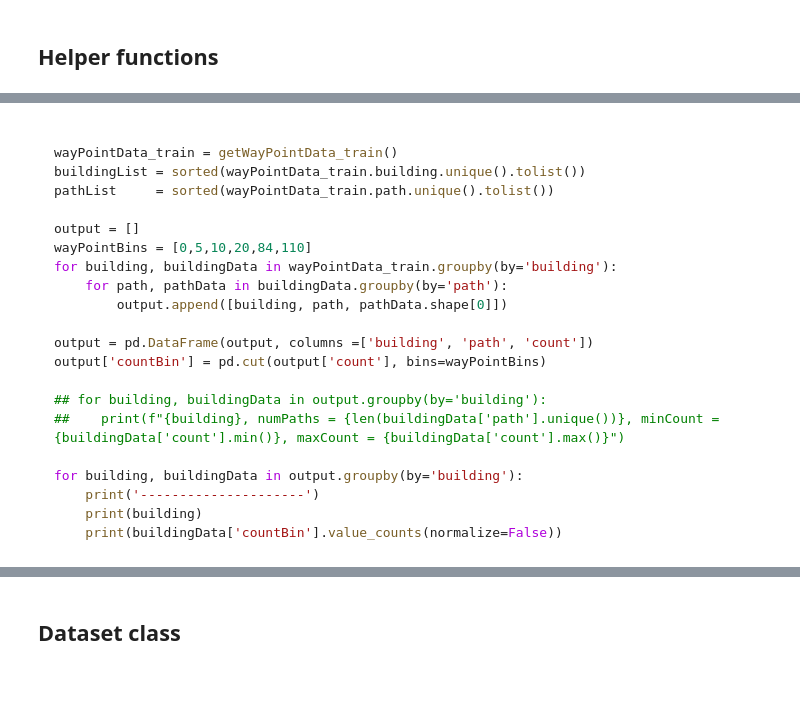
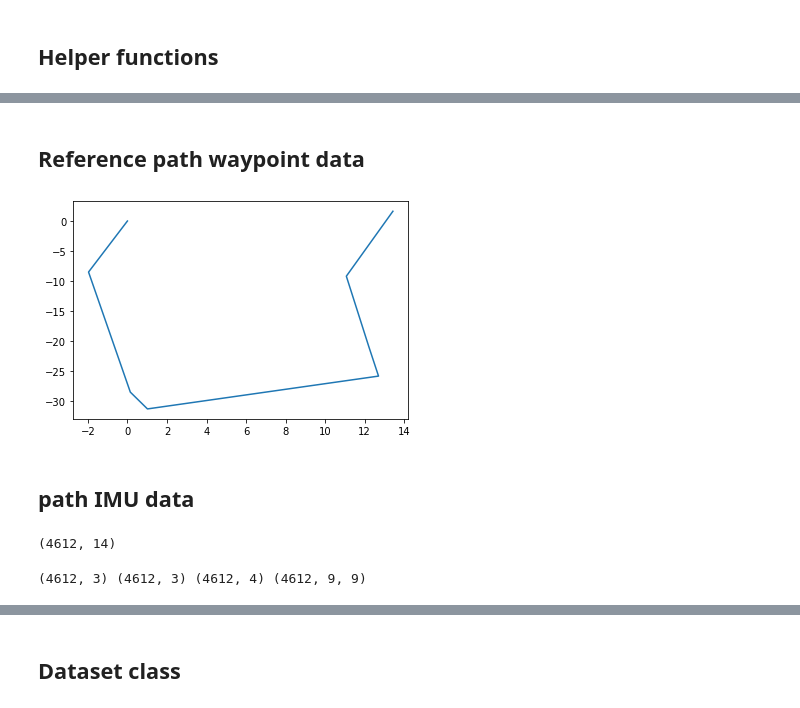
Before and after one commit to suryajayaraman/Indoor-Location-Navigation-Kaggle, a Jupyter notebook: interpolated IMU LSTM.ipynb, the cells around one changed output, grey strips where cells are left out. Cells and saved outputs as stored; diff of their text form; code cells hidden in the pictures; blank space fills up the shorter version.

````diff
--- a/interpolated IMU LSTM.ipynb
+++ b/interpolated IMU LSTM.ipynb
@@ -180,4 +212,4 @@ def getPathWaypointData(pathFile):
 # %%
-with open('referencePublicNotebooks/imuFeatures/train/5a0546857ecc773753327266_imuData_train.pickle','rb') as inputFile:
+with open('imuFeatures/train/5a0546857ecc773753327266_imuData_train.pickle','rb') as inputFile:
     imuData = pickle.load(inputFile)
 imuData.sort_values(by=['path', 'timestamp'], inplace=True)
@@ -215,24 +216,27 @@ fig.show()
-# %% [markdown]
-```python
-
-wayPointData_train = getWayPointData_train()
-buildingList = sorted(wayPointData_train.building.unique().tolist())
-pathList     = sorted(wayPointData_train.path.unique().tolist())
-
-output = []
-wayPointBins = [0,5,10,20,84,110]
-for building, buildingData in wayPointData_train.groupby(by='building'):
-    for path, pathData in buildingData.groupby(by='path'):
-        output.append([building, path, pathData.shape[0]])
-
-output = pd.DataFrame(output, columns =['building', 'path', 'count'])
-output['countBin'] = pd.cut(output['count'], bins=wayPointBins)
-
-## for building, buildingData in output.groupby(by='building'):
-##    print(f"{building}, numPaths = {len(buildingData['path'].unique())}, minCount = {buildingData['count'].min()}, maxCount = {buildingData['count'].max()}")
-
-for building, buildingData in output.groupby(by='building'):
-    print('---------------------')
-    print(building)
-    print(buildingData['countBin'].value_counts(normalize=False))
-```
+# %%
+pathFilesList = sorted(imuData.path.unique().tolist())
+pathFile = pathFilesList[0]
+# %% [markdown]
+## Reference path waypoint data
+# %%
+pathWayPointData = getPathWaypointData(pathFile)
+pathWayPointData['dt'] = (pathWayPointData['timestamp'] - pathWayPointData.iloc[0,0]) / 1000.0
+pathWaypointYaw = np.rad2deg(np.arctan2(np.diff(pathWayPointData.y), np.diff(pathWayPointData.x))) + 180.0
+
+## path waypoints
+waypoints = pathWayPointData.loc[:,['x', 'y']].values
+localWayPoints = waypoints - waypoints[0]
+plt.plot(localWayPoints[:,0], localWayPoints[:,1]);
+plt.show()
+# %% [output]
+[figure, added]
+# %% [markdown]
+## path IMU data
+# %%
+pathImuData = imuData[imuData.path == pathFile]
+print(pathImuData.shape)
+
+## pathImuData.loc[:,['acc_x', 'acc_y', 'acc_z']].describe()
+## pathImuData.loc[:,['gyro_x', 'gyro_y', 'gyro_z']].describe()
+# %% [output]
+(4612, 14)
@@ -238,0 +272,17 @@ for building, buildingData in output.groupby(by='building'):
+# %%
+## placeholders for estimates
+p_est = np.zeros([imu_f.shape[0], 3])  # position estimates
+v_est = np.zeros([imu_f.shape[0], 3])  # velocity estimates
+q_est = np.zeros([imu_f.shape[0], 4])  # orientation estimates as quaternions
+p_cov = np.zeros([imu_f.shape[0], 9, 9])  # covariance matrices at each timestep
+
+## print shapes to verify
+print(p_est.shape, v_est.shape, q_est.shape, p_cov.shape)
+
+# Set initial values
+p_est[0] = np.zeros(3)
+v_est[0] = np.zeros(3)
+q_est[0] = Quaternion(w=q0[0], x=q0[1], y=q0[2], z=q0[3]).to_numpy()
+p_cov[0] = np.eye(9)  # covariance of estimate
+# %% [output]
+(4612, 3) (4612, 3) (4612, 4) (4612, 9, 9)
````
Also changed, not shown: parts of 13 cells of this notebook.
